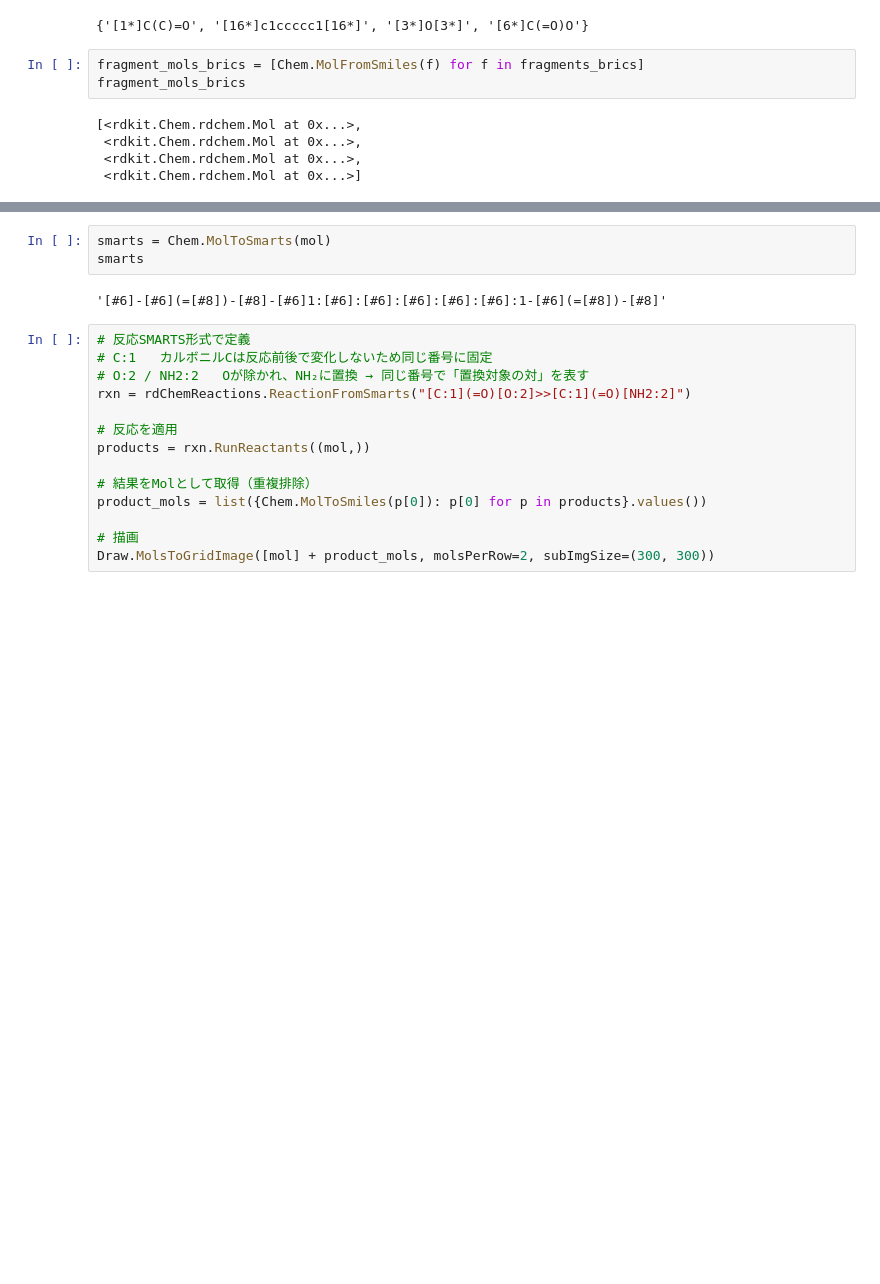
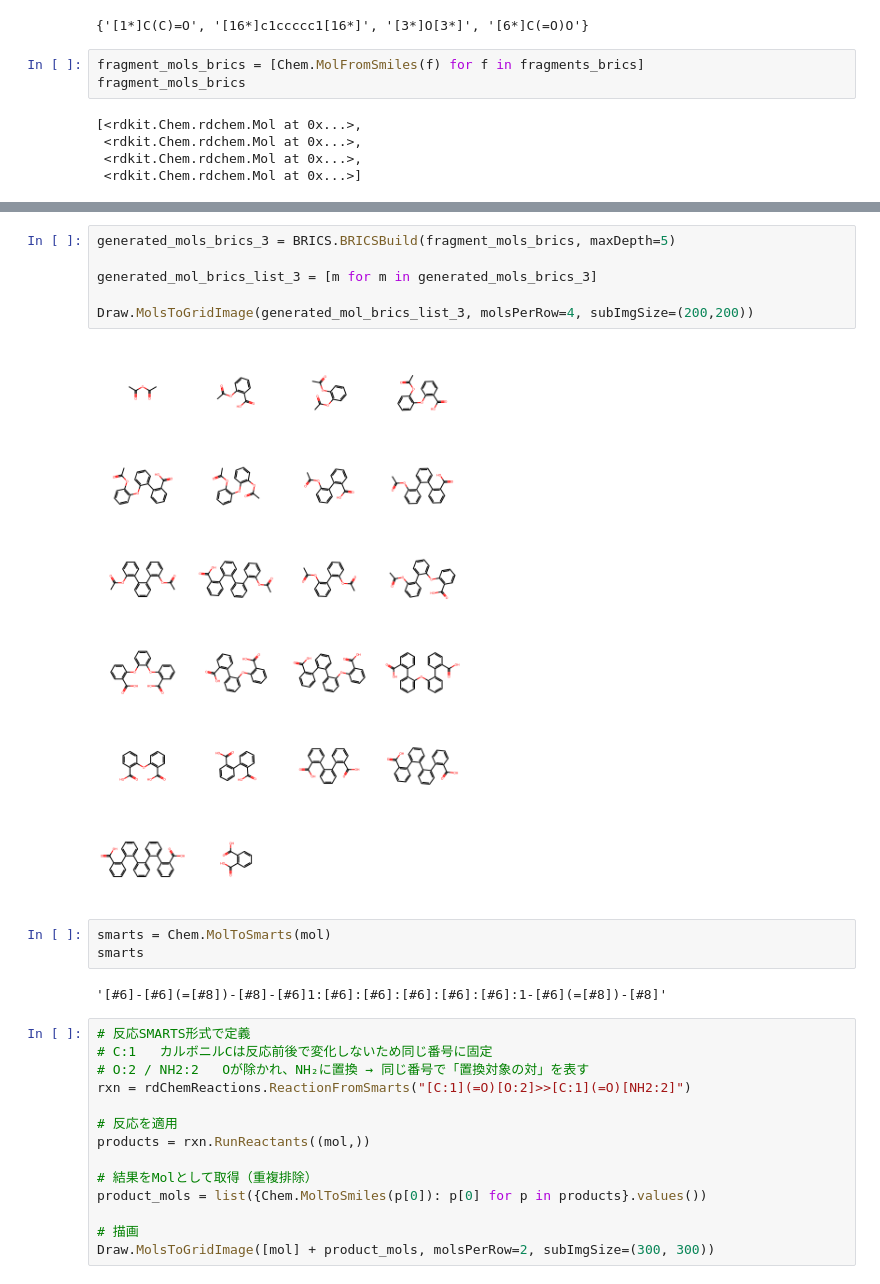
Before and after one commit to mipypf/scej-mi, a Jupyter notebook: example_brics_smarts.ipynb, the cells around one changed output, grey strips where cells are left out. Cells and saved outputs as stored; diff of their text form; blank space fills up the shorter version.

```diff
--- a/example_brics_smarts.ipynb
+++ b/example_brics_smarts.ipynb
@@ -77,3 +86,11 @@ Draw.MolsToGridImage(fragment_mols_brics, molsPerRow=3, subImgSize=(200,200), le
+# %%
+generated_mols_brics_3 = BRICS.BRICSBuild(fragment_mols_brics, maxDepth=5)
+
+generated_mol_brics_list_3 = [m for m in generated_mols_brics_3]
+
+Draw.MolsToGridImage(generated_mol_brics_list_3, molsPerRow=4, subImgSize=(200,200))
+# %% [output]
+[figure, added]
 # %%
 smarts = Chem.MolToSmarts(mol)
 smarts
```
Also changed, not shown: parts of 7 cells of this notebook.
